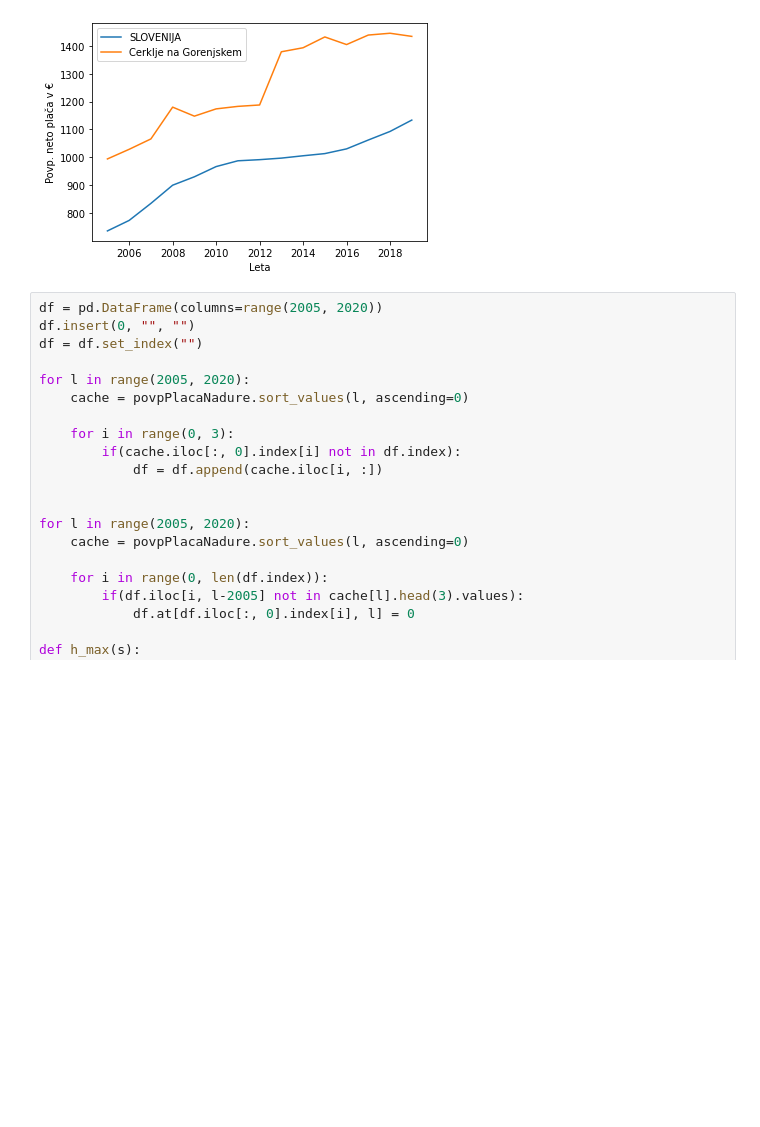
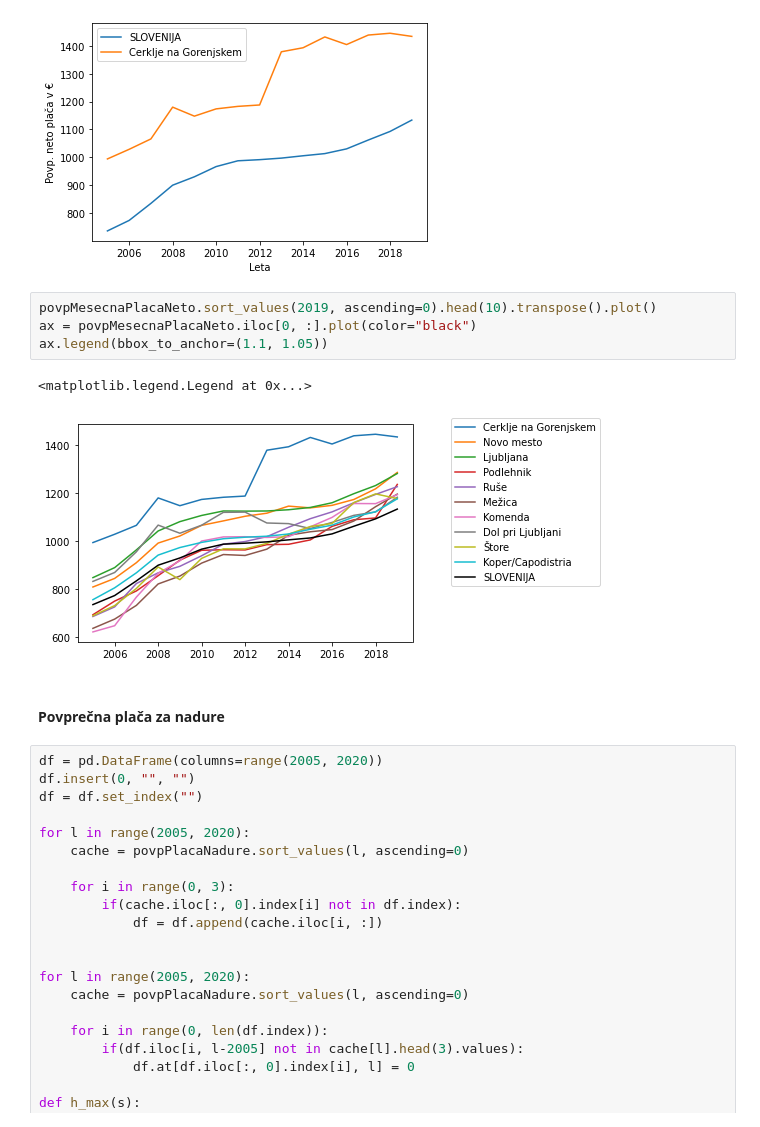
Before and after one commit to BlueVulture/DRAGU, a Jupyter notebook: report.ipynb, the cells around one changed output. Drawn from its saved outputs; the diff is of its cells as text; blank space fills up the shorter version.

```diff
--- a/report.ipynb
+++ b/report.ipynb
@@ -101,6 +103,15 @@ ax.set_ylabel("Povp. neto plača v €")
 # %% [output]
 Text(0, 0.5, 'Povp. neto plača v €')
 [figure]
+# %%
+povpMesecnaPlacaNeto.sort_values(2019, ascending=0).head(10).transpose().plot()
+ax = povpMesecnaPlacaNeto.iloc[0, :].plot(color="black")
+ax.legend(bbox_to_anchor=(1.1, 1.05))
+# %% [output]
+<matplotlib.legend.Legend at 0x...>
+[figure, added]
+# %% [markdown]
+#### Povprečna plača za nadure
 # %%
 df = pd.DataFrame(columns=range(2005, 2020))
 df.insert(0, "", "")
```
Also changed, not shown: parts of 5 cells of this notebook, 4 other files.
